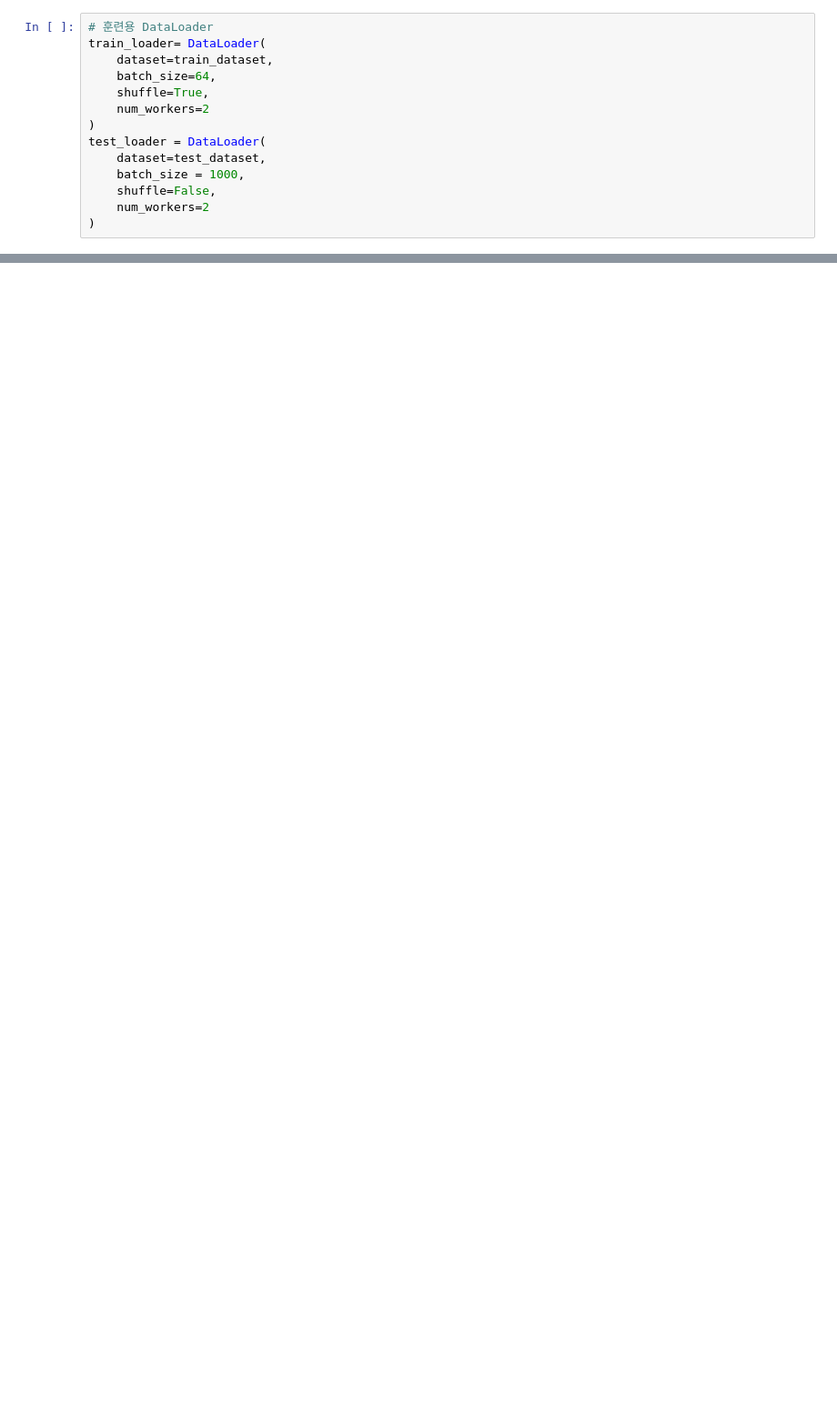
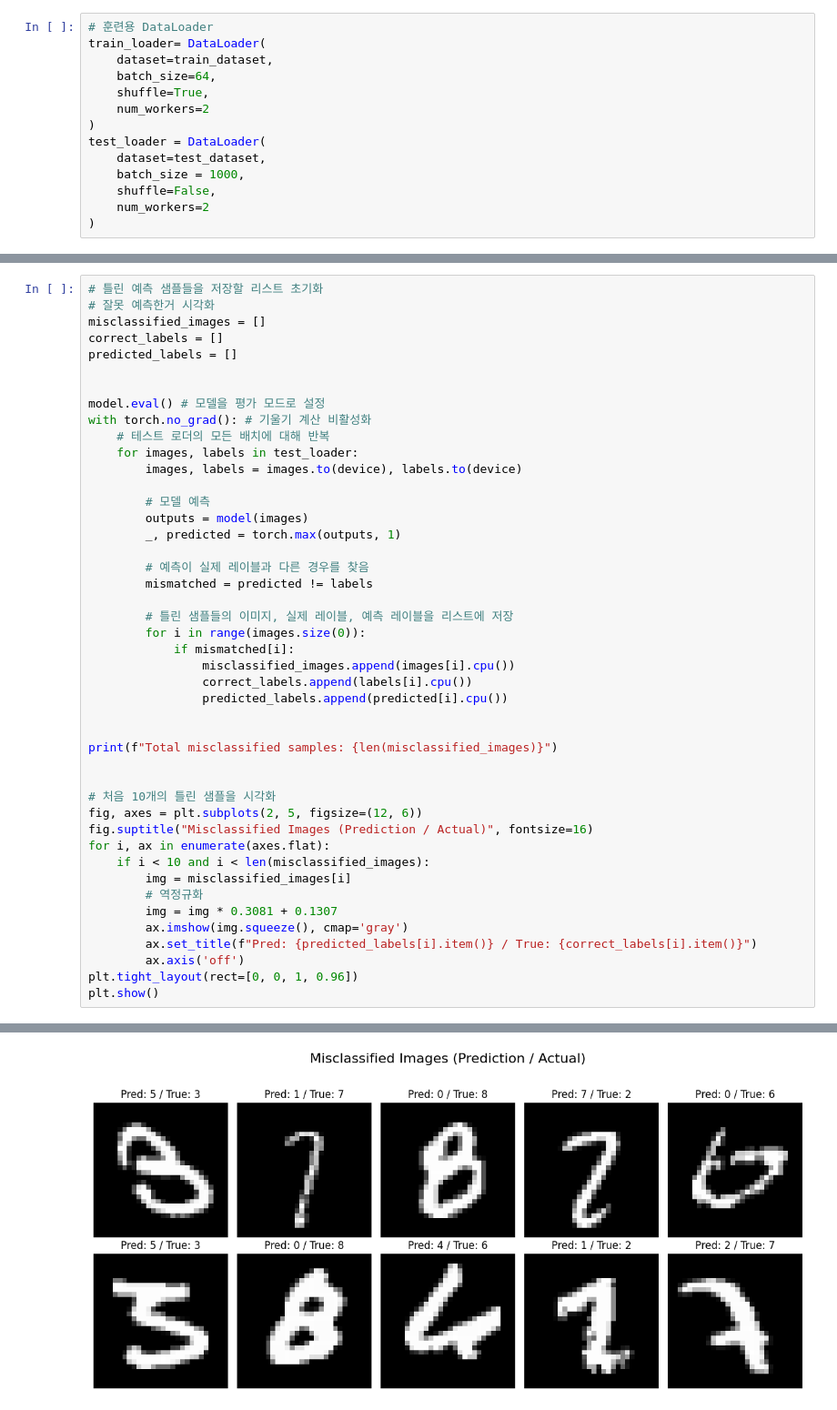
Before and after one commit to nli830052-cmd/dl_dev, a Jupyter notebook: src/part6/00 이미지 분류 프로젝트.ipynb, the cells around one changed output, grey strips where cells are left out. Shown at 91% size. Cells and saved outputs as stored; diff of their text form; blank space fills up the shorter version.

```diff
--- a/src/part6/00 이미지 분류 프로젝트.ipynb
+++ b/src/part6/00 이미지 분류 프로젝트.ipynb
@@ -166,0 +366,46 @@ class SimpleCNN(nn.Module): # 간단한 신경망이다
+# %%
+# 틀린 예측 샘플들을 저장할 리스트 초기화
+# 잘못 예측한거 시각화
+misclassified_images = []
+correct_labels = []
+predicted_labels = []
+
+
+model.eval() # 모델을 평가 모드로 설정
+with torch.no_grad(): # 기울기 계산 비활성화
+    # 테스트 로더의 모든 배치에 대해 반복
+    for images, labels in test_loader:
+        images, labels = images.to(device), labels.to(device)
+
+        # 모델 예측
+        outputs = model(images)
+        _, predicted = torch.max(outputs, 1)
+
+        # 예측이 실제 레이블과 다른 경우를 찾음
+        mismatched = predicted != labels
+
+        # 틀린 샘플들의 이미지, 실제 레이블, 예측 레이블을 리스트에 저장
+        for i in range(images.size(0)):
+            if mismatched[i]:
+                misclassified_images.append(images[i].cpu())
+                correct_labels.append(labels[i].cpu())
+                predicted_labels.append(predicted[i].cpu())
+
+
+print(f"Total misclassified samples: {len(misclassified_images)}")
+
+
+# 처음 10개의 틀린 샘플을 시각화
+fig, axes = plt.subplots(2, 5, figsize=(12, 6))
+fig.suptitle("Misclassified Images (Prediction / Actual)", fontsize=16)
+for i, ax in enumerate(axes.flat):
+    if i < 10 and i < len(misclassified_images):
+        img = misclassified_images[i]
+        # 역정규화
+        img = img * 0.3081 + 0.1307
+        ax.imshow(img.squeeze(), cmap='gray')
+        ax.set_title(f"Pred: {predicted_labels[i].item()} / True: {correct_labels[i].item()}")
+        ax.axis('off')
+plt.tight_layout(rect=[0, 0, 1, 0.96])
+plt.show()
+# %% [output]
@@ -166,0 +413 @@ class SimpleCNN(nn.Module): # 간단한 신경망이다
+[figure, added]
```
Also changed, not shown: parts of 17 cells of this notebook, 6 other files.
